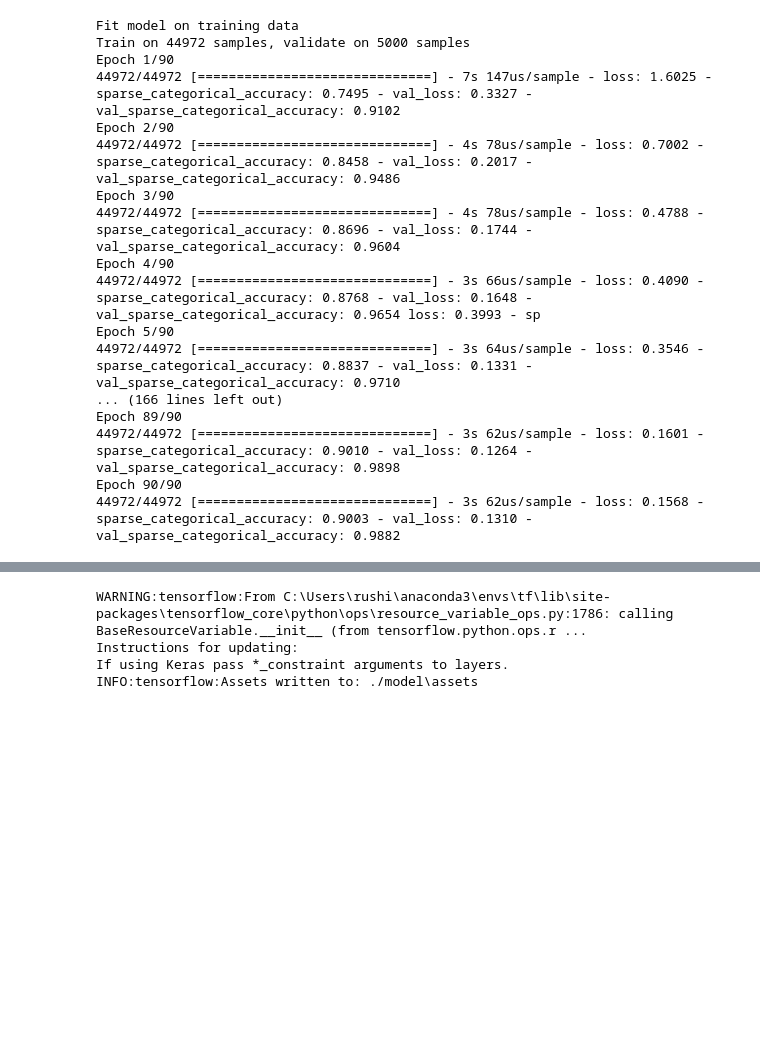
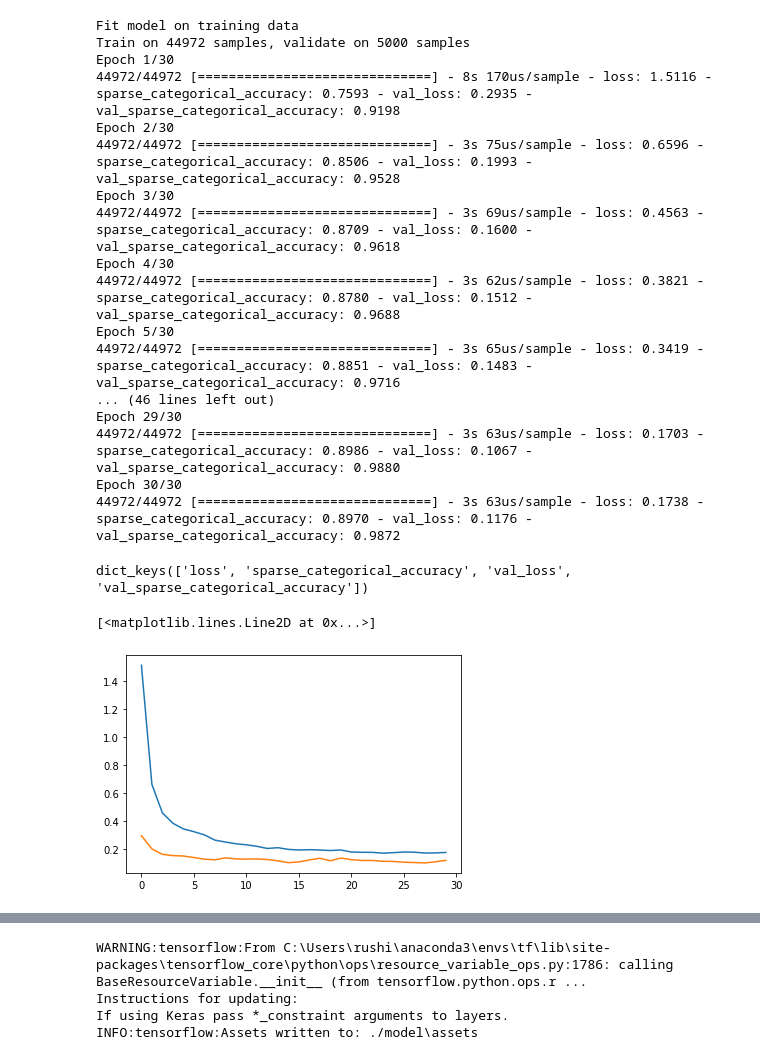
Before and after one commit to rusdes/ML_Fusion-Fact_Checker, a Jupyter notebook: stancedetectionmodel/Stance_training.ipynb, the cells around one changed output, grey strips where cells are left out. Drawn from its saved outputs; the diff is of its cells as text; code cells hidden in the pictures; blank space fills up the shorter version.

```diff
--- a/stancedetectionmodel/Stance_training.ipynb
+++ b/stancedetectionmodel/Stance_training.ipynb
@@ -25,7 +25,7 @@ l2_alpha = 0.00001
 learn_rate = 0.01
 clip_ratio = 5
 batch_size_train = 500
-epoch = 90
+epoch = 30
 
 
 # Load data sets
@@ -79,18 +75,38 @@ history = model.fit(
 # %% [output]
 Fit model on training data
 Train on 44972 samples, validate on 5000 samples
-Epoch 1/90
-44972/44972 [==============================] - 7s 147us/sample - loss: 1.6025 - sparse_categorical_accuracy: 0.7495 - val_loss: 0.3327 - val_sparse_categorical_accuracy: 0.9102
-Epoch 2/90
-44972/44972 [==============================] - 4s 78us/sample - loss: 0.7002 - sparse_categorical_accuracy: 0.8458 - val_loss: 0.2017 - val_sparse_categorical_accuracy: 0.9486
-Epoch 3/90
-44972/44972 [==============================] - 4s 78us/sample - loss: 0.4788 - sparse_categorical_accuracy: 0.8696 - val_loss: 0.1744 - val_sparse_categorical_accuracy: 0.9604
-Epoch 4/90
-44972/44972 [==============================] - 3s 66us/sample - loss: 0.4090 - sparse_categorical_accuracy: 0.8768 - val_loss: 0.1648 - val_sparse_categorical_accuracy: 0.9654 loss: 0.3993 - sp
-Epoch 5/90
-44972/44972 [==============================] - 3s 64us/sample - loss: 0.3546 - sparse_categorical_accuracy: 0.8837 - val_loss: 0.1331 - val_sparse_categorical_accuracy: 0.9710
-... (166 lines left out)
-Epoch 89/90
-44972/44972 [==============================] - 3s 62us/sample - loss: 0.1601 - sparse_categorical_accuracy: 0.9010 - val_loss: 0.1264 - val_sparse_categorical_accuracy: 0.9898
-Epoch 90/90
-44972/44972 [==============================] - 3s 62us/sample - loss: 0.1568 - sparse_categorical_accuracy: 0.9003 - val_loss: 0.1310 - val_sparse_categorical_accuracy: 0.9882
+Epoch 1/30
+44972/44972 [==============================] - 8s 170us/sample - loss: 1.5116 - sparse_categorical_accuracy: 0.7593 - val_loss: 0.2935 - val_sparse_categorical_accuracy: 0.9198
+Epoch 2/30
+44972/44972 [==============================] - 3s 75us/sample - loss: 0.6596 - sparse_categorical_accuracy: 0.8506 - val_loss: 0.1993 - val_sparse_categorical_accuracy: 0.9528
+Epoch 3/30
+44972/44972 [==============================] - 3s 69us/sample - loss: 0.4563 - sparse_categorical_accuracy: 0.8709 - val_loss: 0.1600 - val_sparse_categorical_accuracy: 0.9618
+Epoch 4/30
+44972/44972 [==============================] - 3s 62us/sample - loss: 0.3821 - sparse_categorical_accuracy: 0.8780 - val_loss: 0.1512 - val_sparse_categorical_accuracy: 0.9688
+Epoch 5/30
+44972/44972 [==============================] - 3s 65us/sample - loss: 0.3419 - sparse_categorical_accuracy: 0.8851 - val_loss: 0.1483 - val_sparse_categorical_accuracy: 0.9716
+... (46 lines left out)
+Epoch 29/30
+44972/44972 [==============================] - 3s 63us/sample - loss: 0.1703 - sparse_categorical_accuracy: 0.8986 - val_loss: 0.1067 - val_sparse_categorical_accuracy: 0.9880
+Epoch 30/30
+44972/44972 [==============================] - 3s 63us/sample - loss: 0.1738 - sparse_categorical_accuracy: 0.8970 - val_loss: 0.1176 - val_sparse_categorical_accuracy: 0.9872
+# %%
+print(history.history.keys())
+# %% [output]
+dict_keys(['loss', 'sparse_categorical_accuracy', 'val_loss', 'val_sparse_categorical_accuracy'])
+# %%
+# visualizing losses and accuracy
+import matplotlib.pyplot as plt
+
+train_loss = history.history['loss']
+val_loss   = history.history['val_loss']
+train_acc  = history.history['sparse_categorical_accuracy']
+val_acc    = history.history['val_sparse_categorical_accuracy']
+xc         = range(epoch)
+
+plt.figure()
+plt.plot(xc, train_loss)
+plt.plot(xc, val_loss)
+# %% [output]
+[<matplotlib.lines.Line2D at 0x...>]
+[figure, added]
```
Also changed, not shown: parts of 4 cells of this notebook, 4 other files.
